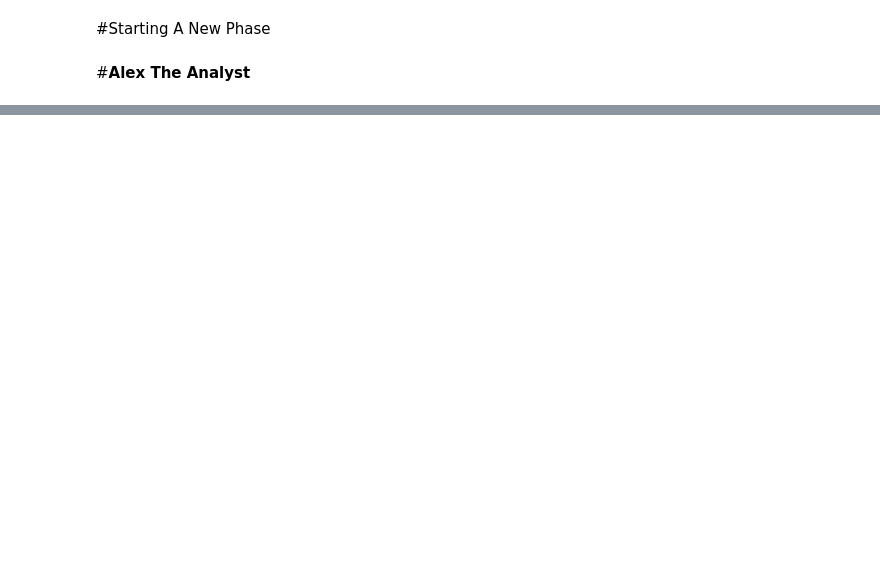
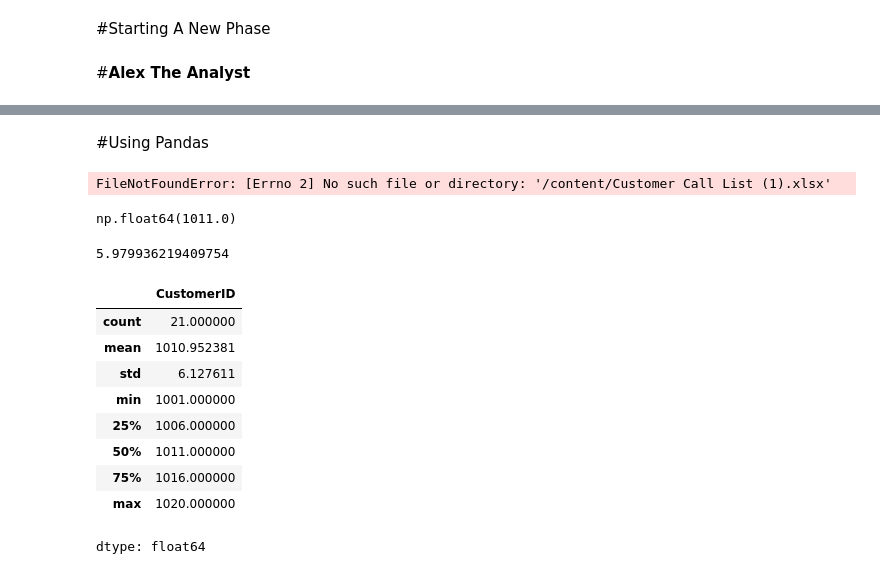
Before and after one commit to ZaidiSahab/Road-to-Data-Science, a Jupyter notebook: Learning_From_Youtube.ipynb, the cells around one changed output, grey strips where cells are left out. Cells and saved outputs as stored; diff of their text form; code cells hidden in the pictures; blank space fills up the shorter version.

```diff
--- a/Learning_From_Youtube.ipynb
+++ b/Learning_From_Youtube.ipynb
@@ -1013,0 +420,35 @@ df.fillna("")
+# %% [markdown]
+#Using Pandas
+# %%
+import pandas as pd
+import numpy  as np
+
+df= pd.read_excel('/content/Customer Call List (1).xlsx')
+
+df['CustomerID'].mean()
+# %% [output]
+FileNotFoundError: [Errno 2] No such file or directory: '/content/Customer Call List (1).xlsx'
+# %%
+
+np.median(df['CustomerID'])
+# %% [output]
+np.float64(1011.0)
+# %%
+
+np.std(df['CustomerID'])
+# %% [output]
+5.979936219409754
+# %%
+
+df['CustomerID'].describe()
+# %% [output]
+|  | CustomerID |
+| count | 21.000000 |
+| mean | 1010.952381 |
+| std | 6.127611 |
+| min | 1001.000000 |
+| 25% | 1006.000000 |
+| 50% | 1011.000000 |
+| 75% | 1016.000000 |
+| max | 1020.000000 |
+dtype: float64
```
Also changed, not shown: parts of 93 cells of this notebook.
